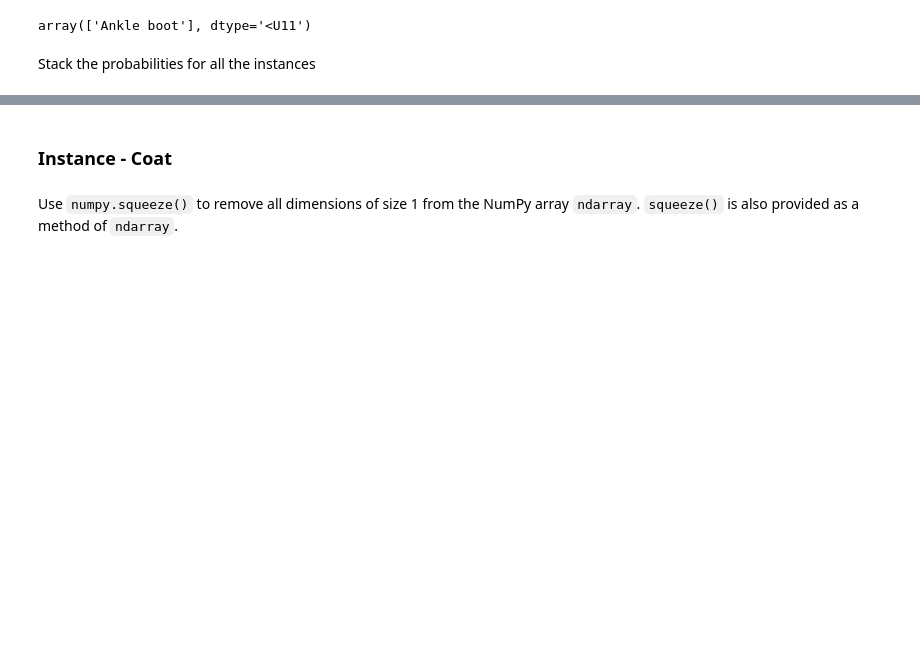
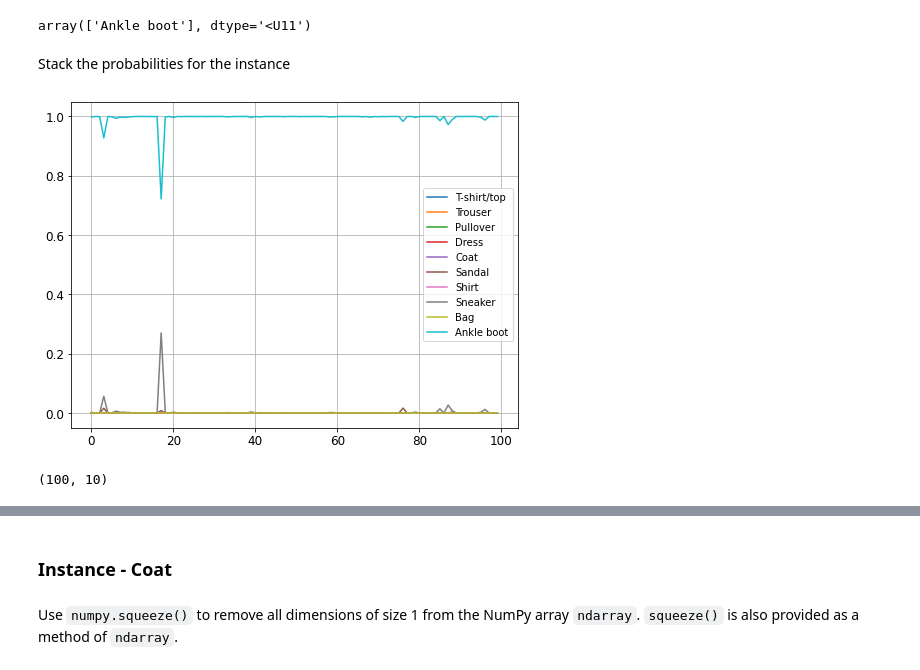
Before and after one commit to tzamalisp/dev_tasks, a Jupyter notebook: NBs/NN01 - Neural Networks Introduction - MNIST Fashion (Classification).ipynb, the cells around one changed output, grey strips where cells are left out. Saved outputs shown, nothing was run; the diff lists cells and outputs as text; code cells hidden in the pictures; blank space fills up the shorter version.

```diff
--- a/NBs/NN01 - Neural Networks Introduction - MNIST Fashion (Classification).ipynb
+++ b/NBs/NN01 - Neural Networks Introduction - MNIST Fashion (Classification).ipynb
@@ -52,3 +56,10 @@ model_params = {
+# %%
+def plot_predictions_distribution_for_single_instance(instance_predictions, class_names):
+    plt.figure(figsize=(8,6))
+    for class_i in range(0, instance_predictions.shape[-1]):
+        plt.plot(instance_predictions[..., class_i], label=class_names[class_i])
+    plt.grid()
+    plt.legend()
 # %% [markdown]
 # Load the Dataset
 # %% [markdown]
@@ -1247,4 +1256,10 @@ np.array(class_names)[y_pred]
 # %% [output]
 array(['Ankle boot'], dtype='<U11')
 # %% [markdown]
-Stack the probabilities for all the instances
+Stack the probabilities for the instance
+# %%
+y_pred_instance = np.stack([mc_model_cnn_drp(X_test_normalized_cnn[0:1]) for sample in tqdm(range(100))], axis=0)
+# %%
+plot_predictions_distribution_for_single_instance(y_pred_instance, class_names)
+# %% [output]
+[figure, added]
@@ -1250,0 +1268,4 @@ Stack the probabilities for all the instances
+# %%
+y_pred_instance.shape
+# %% [output]
+(100, 10)
```
Also changed, not shown: parts of 96 cells of this notebook, 1 other file.
